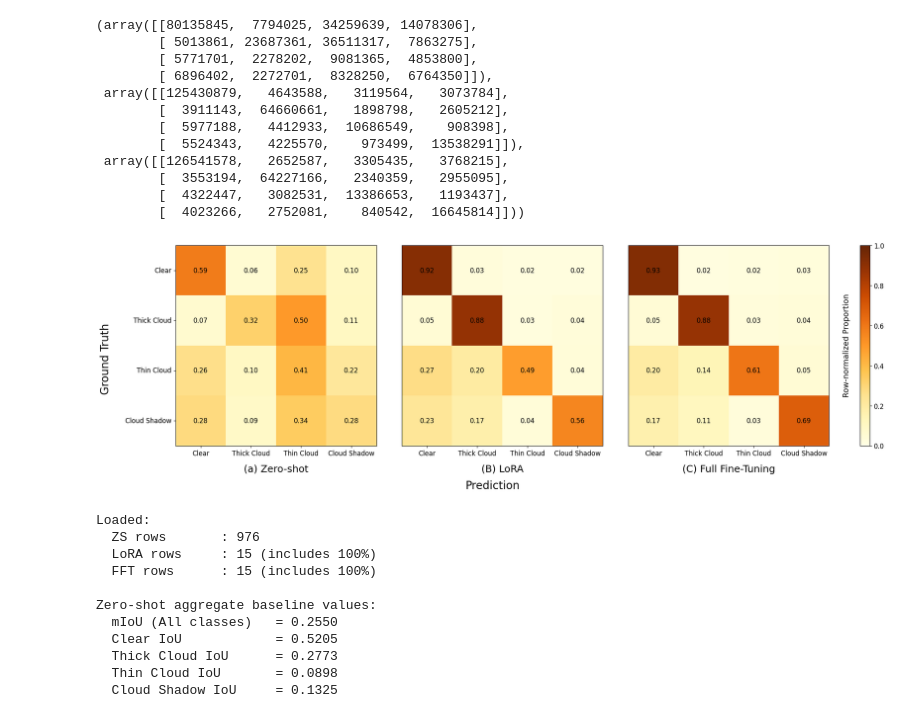
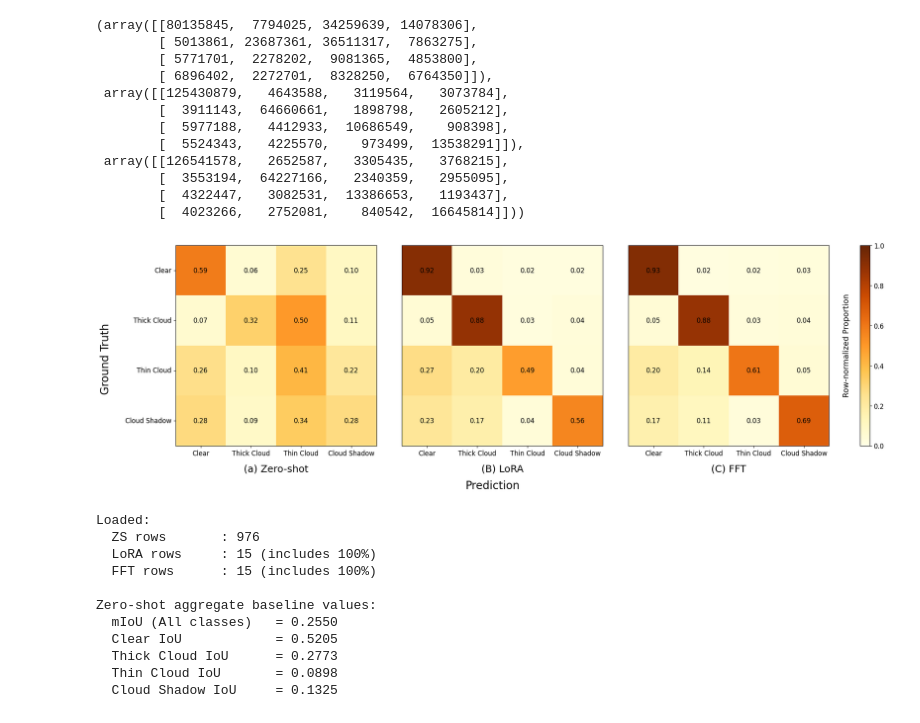
Before and after one commit to uga-gaim/2026_CVPRW_CloudPrompts, a Jupyter notebook: code/notebooks/figures.ipynb, the cells around one changed output. Cells and saved outputs as stored; diff of their text form; code cells hidden in the pictures.

```diff
--- a/code/notebooks/figures.ipynb
+++ b/code/notebooks/figures.ipynb
@@ -286,35 +286,35 @@ def plot_confusions_grid(
         cbar = fig.colorbar(last_im, ax=axes, location="right", fraction=0.025, pad=0.02)
         cbar.set_label(
             "Row-normalized Proportion",
             rotation=90,
             labelpad=18,
             fontsize=tick_size + 2
         )
         cbar.ax.yaxis.set_label_position("left")
         cbar.ax.tick_params(labelsize=tick_size)
 
     plt.show()
 
 
 plot_confusions_grid(
     cms=[CM_ZS_GLOBAL, CM_LORA_GLOBAL, CM_FT_GLOBAL],
-    titles=["(a) Zero-shot", "(B) LoRA", "(C) Full Fine-Tuning"],
+    titles=["(a) Zero-shot", "(B) LoRA", "(C) FFT"],
     normalize="true",
     cmaps=["YlOrBr", "YlOrBr", "YlOrBr"],
     figsize=(20, 6),
     vmin=0, vmax=1,
     annot=True,
     annot_size=12,
     annot_colors=["black", "black", "black"],
     title_size=18,
     tick_size=12,
     xrot=0,
     yrot=0,
     show_single_colorbar=True,
     show_shared_axis_labels=True,
 )
 # %% [output]
-[figure, old version]
+[figure, new version]
 # %%
 import pandas as pd
 import numpy as np
```
Also changed, not shown: parts of 4 cells of this notebook, 5 other files.
